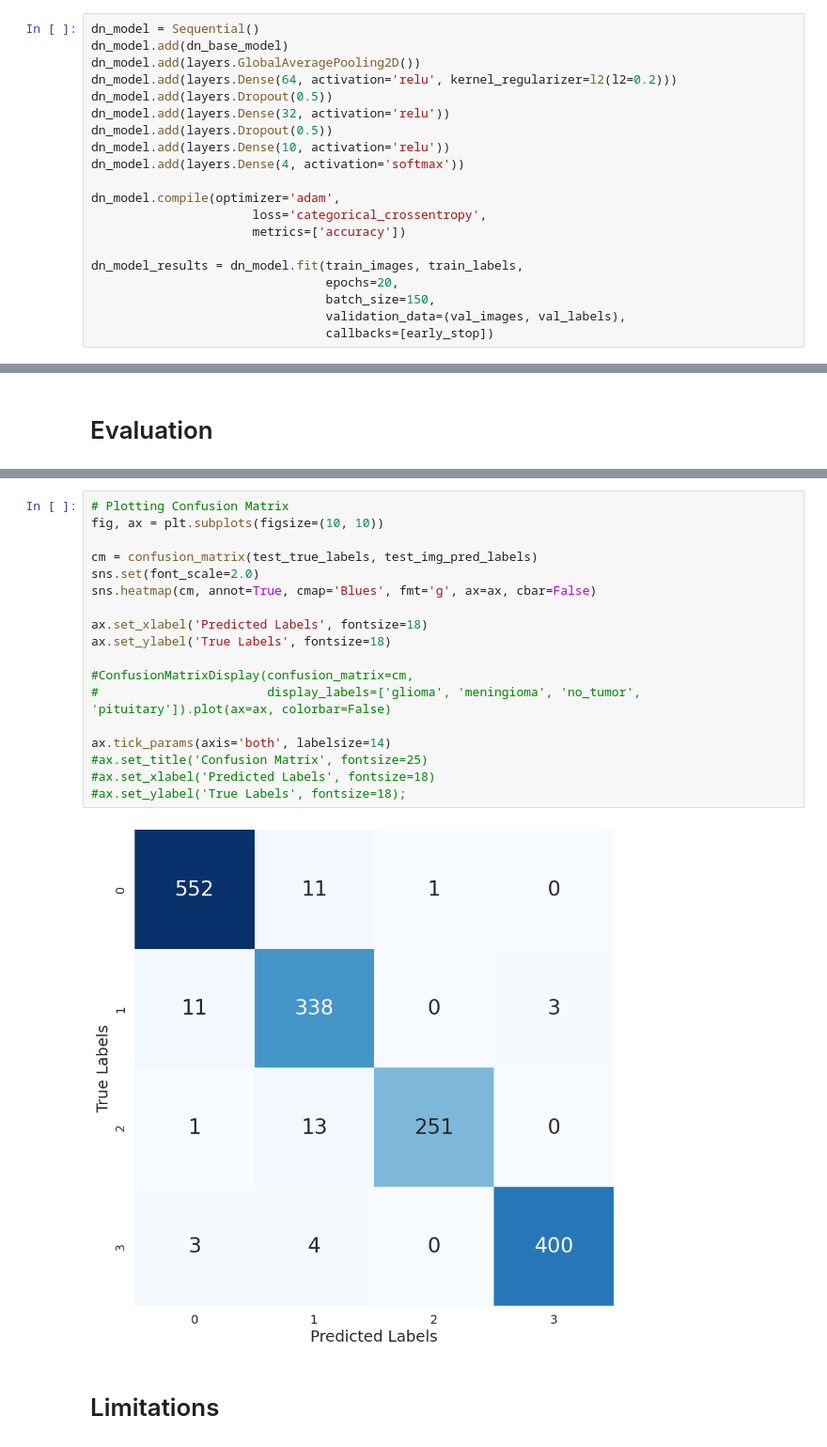
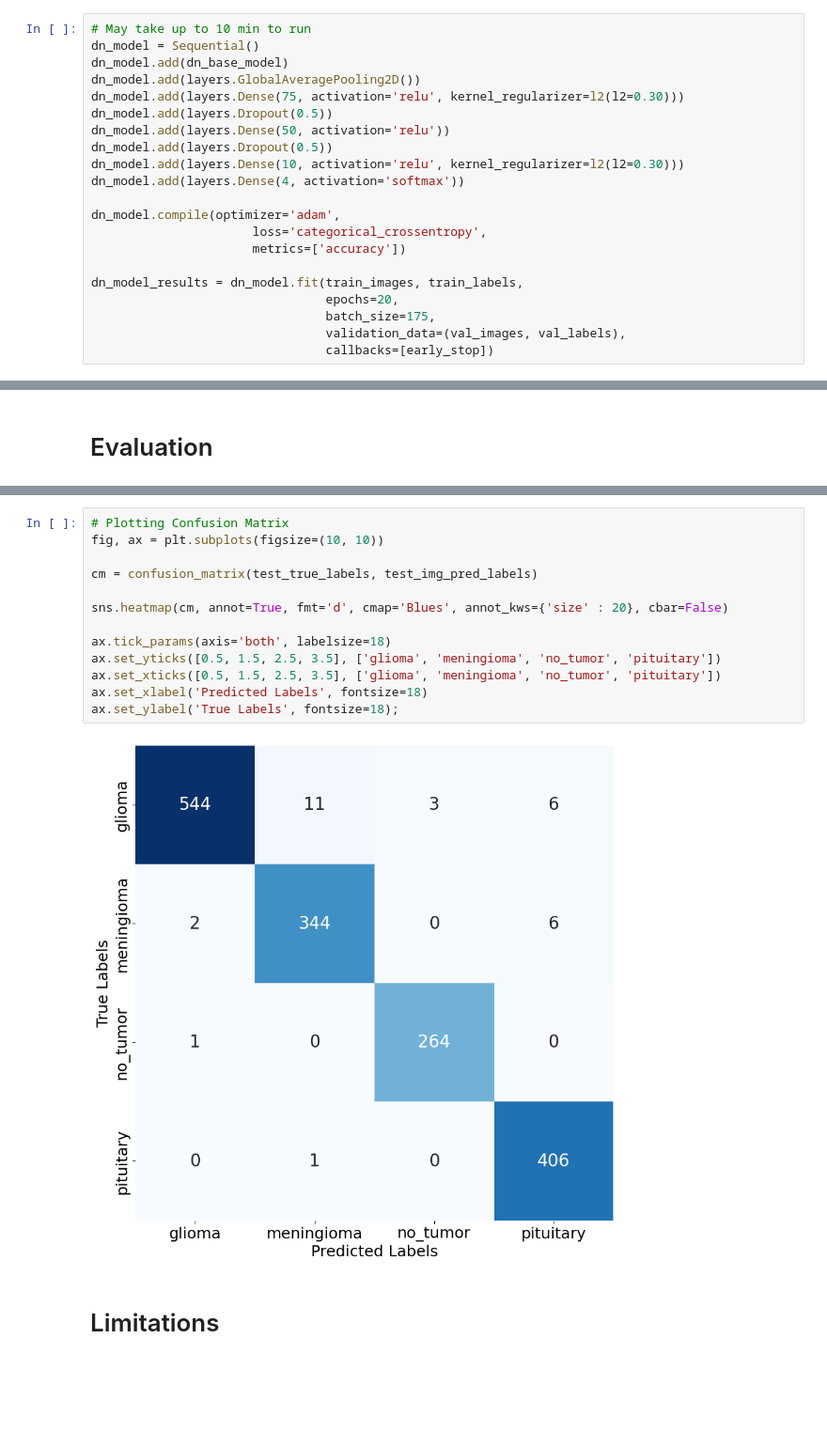
Before and after one commit to JohnNun/brain_tumor_identification, a Jupyter notebook: Notebook.ipynb, the cells around one changed output, grey strips where cells are left out. Shown: that part at 94% size. Drawn from its saved outputs; the diff is of its cells as text; blank space fills up the shorter version.

Commit message:
Further tuned the final model and tweaked confusion matrix plot

```diff
--- a/Notebook.ipynb
+++ b/Notebook.ipynb
@@ -356,14 +357,15 @@ early_stop = EarlyStopping(monitor='val_loss', patience=3, start_from_epoch=5, r
 # %%
 dn_model = DenseNet121(include_top=False, weights='imagenet', input_shape=(256, 256, 3))
 # %%
+# May take up to 10 min to run
 dn_model = Sequential()
 dn_model.add(dn_base_model)
 dn_model.add(layers.GlobalAveragePooling2D())
-dn_model.add(layers.Dense(64, activation='relu', kernel_regularizer=l2(l2=0.2)))
+dn_model.add(layers.Dense(75, activation='relu', kernel_regularizer=l2(l2=0.30)))
 dn_model.add(layers.Dropout(0.5))
-dn_model.add(layers.Dense(32, activation='relu'))
+dn_model.add(layers.Dense(50, activation='relu'))
 dn_model.add(layers.Dropout(0.5))
-dn_model.add(layers.Dense(10, activation='relu'))
+dn_model.add(layers.Dense(10, activation='relu', kernel_regularizer=l2(l2=0.30)))
 dn_model.add(layers.Dense(4, activation='softmax'))
 
 dn_model.compile(optimizer='adam',
@@ -372,7 +374,7 @@ dn_model.compile(optimizer='adam',
 
 dn_model_results = dn_model.fit(train_images, train_labels,
                                 epochs=20,
-                                batch_size=150,
+                                batch_size=175,
                                 validation_data=(val_images, val_labels),
                                 callbacks=[early_stop])
 # %% [output]
@@ -439,23 +440,18 @@ weighted avg       0.97      0.97      0.97      1588
 # %%
 # Plotting Confusion Matrix
 fig, ax = plt.subplots(figsize=(10, 10))
 
 cm = confusion_matrix(test_true_labels, test_img_pred_labels)
-sns.set(font_scale=2.0)
-sns.heatmap(cm, annot=True, cmap='Blues', fmt='g', ax=ax, cbar=False)
 
+sns.heatmap(cm, annot=True, fmt='d', cmap='Blues', annot_kws={'size' : 20}, cbar=False)
+
+ax.tick_params(axis='both', labelsize=18)
+ax.set_yticks([0.5, 1.5, 2.5, 3.5], ['glioma', 'meningioma', 'no_tumor', 'pituitary'])
+ax.set_xticks([0.5, 1.5, 2.5, 3.5], ['glioma', 'meningioma', 'no_tumor', 'pituitary'])
 ax.set_xlabel('Predicted Labels', fontsize=18)
-ax.set_ylabel('True Labels', fontsize=18)
-
-#ConfusionMatrixDisplay(confusion_matrix=cm,
-#                       display_labels=['glioma', 'meningioma', 'no_tumor', 'pituitary']).plot(ax=ax, colorbar=False)
-
-ax.tick_params(axis='both', labelsize=14)
-#ax.set_title('Confusion Matrix', fontsize=25)
-#ax.set_xlabel('Predicted Labels', fontsize=18)
-#ax.set_ylabel('True Labels', fontsize=18);
+ax.set_ylabel('True Labels', fontsize=18);
 # %% [output]
-[figure, old version]
+[figure, new version]
 # %% [markdown]
 # Limitations
 # %% [markdown]
```
Also changed, not shown: parts of 16 cells of this notebook.
